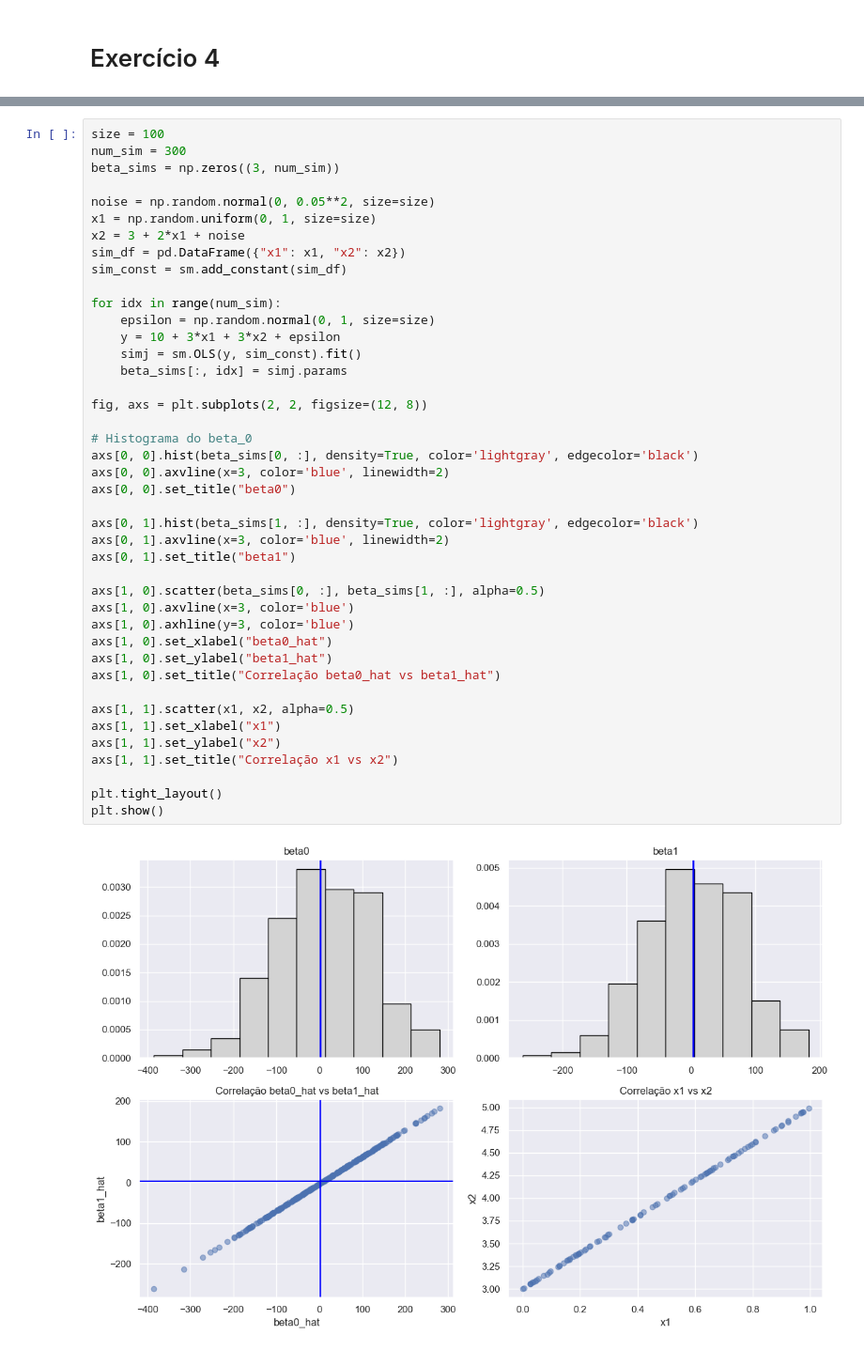
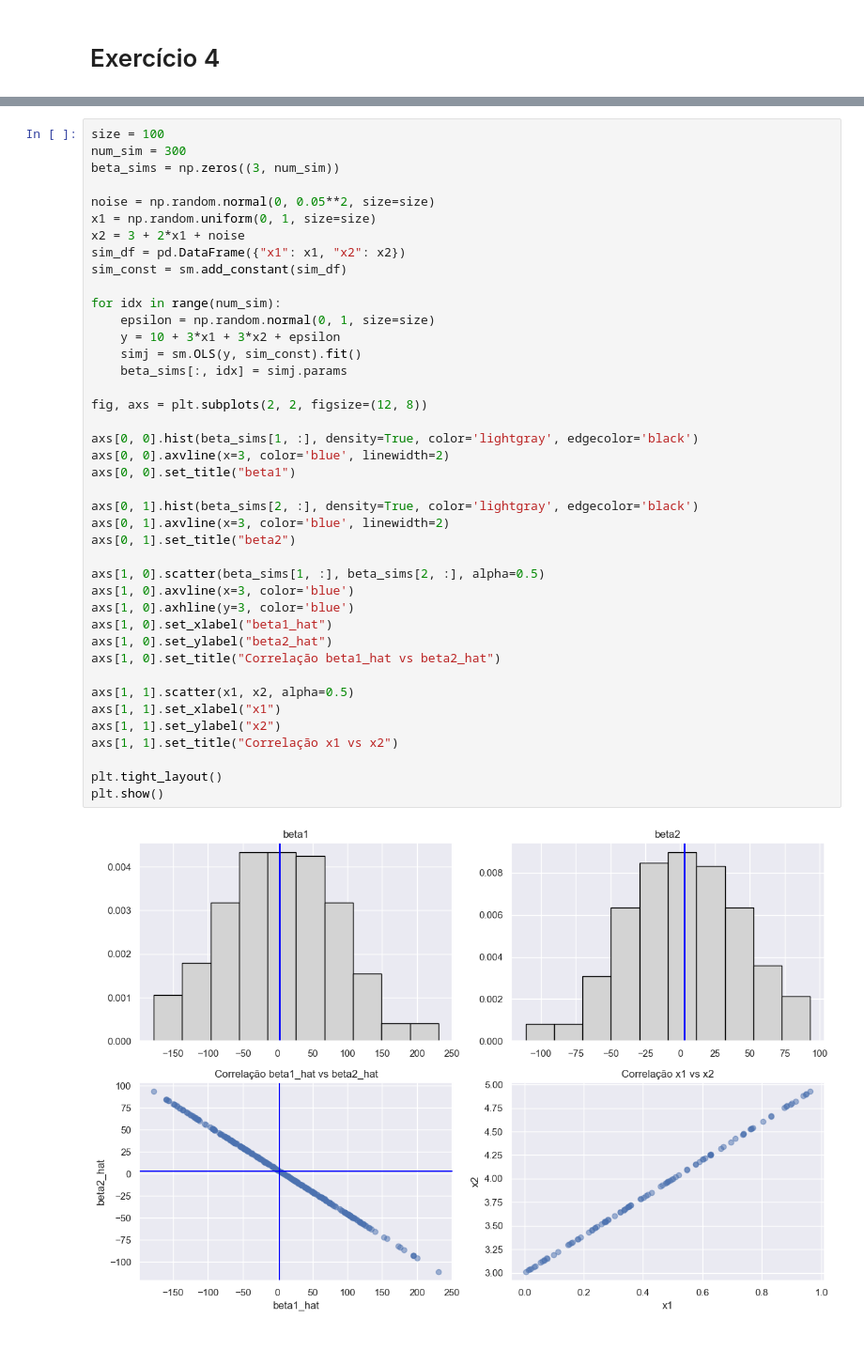
Before and after one commit to Nagi0/listasFECD-B, a Jupyter notebook: listas/lista3/lista3-FECD_B-Bruno Leal Fonseca.ipynb, the cells around one changed output, grey strips where cells are left out. Shown at 94% size. Cells and saved outputs as stored; diff of their text form.

```diff
--- a/listas/lista3/lista3-FECD_B-Bruno Leal Fonseca.ipynb
+++ b/listas/lista3/lista3-FECD_B-Bruno Leal Fonseca.ipynb
@@ -381,40 +381,39 @@ beta_sims = np.zeros((3, num_sim))
 
 noise = np.random.normal(0, 0.05**2, size=size)
 x1 = np.random.uniform(0, 1, size=size)
 x2 = 3 + 2*x1 + noise
 sim_df = pd.DataFrame({"x1": x1, "x2": x2})
 sim_const = sm.add_constant(sim_df)
 
 for idx in range(num_sim):
     epsilon = np.random.normal(0, 1, size=size)
     y = 10 + 3*x1 + 3*x2 + epsilon
     simj = sm.OLS(y, sim_const).fit()
     beta_sims[:, idx] = simj.params
 
 fig, axs = plt.subplots(2, 2, figsize=(12, 8))
 
-# Histograma do beta_0
-axs[0, 0].hist(beta_sims[0, :], density=True, color='lightgray', edgecolor='black')
+axs[0, 0].hist(beta_sims[1, :], density=True, color='lightgray', edgecolor='black')
 axs[0, 0].axvline(x=3, color='blue', linewidth=2)
-axs[0, 0].set_title("beta0")
+axs[0, 0].set_title("beta1")
 
-axs[0, 1].hist(beta_sims[1, :], density=True, color='lightgray', edgecolor='black')
+axs[0, 1].hist(beta_sims[2, :], density=True, color='lightgray', edgecolor='black')
 axs[0, 1].axvline(x=3, color='blue', linewidth=2)
-axs[0, 1].set_title("beta1")
+axs[0, 1].set_title("beta2")
 
-axs[1, 0].scatter(beta_sims[0, :], beta_sims[1, :], alpha=0.5)
+axs[1, 0].scatter(beta_sims[1, :], beta_sims[2, :], alpha=0.5)
 axs[1, 0].axvline(x=3, color='blue')
 axs[1, 0].axhline(y=3, color='blue')
-axs[1, 0].set_xlabel("beta0_hat")
-axs[1, 0].set_ylabel("beta1_hat")
-axs[1, 0].set_title("Correlação beta0_hat vs beta1_hat")
+axs[1, 0].set_xlabel("beta1_hat")
+axs[1, 0].set_ylabel("beta2_hat")
+axs[1, 0].set_title("Correlação beta1_hat vs beta2_hat")
 
 axs[1, 1].scatter(x1, x2, alpha=0.5)
 axs[1, 1].set_xlabel("x1")
 axs[1, 1].set_ylabel("x2")
 axs[1, 1].set_title("Correlação x1 vs x2")
 
 plt.tight_layout()
 plt.show()
 # %% [output]
-[figure, old version]
+[figure, new version]
```
Also changed, not shown: parts of 1 cell of this notebook.
